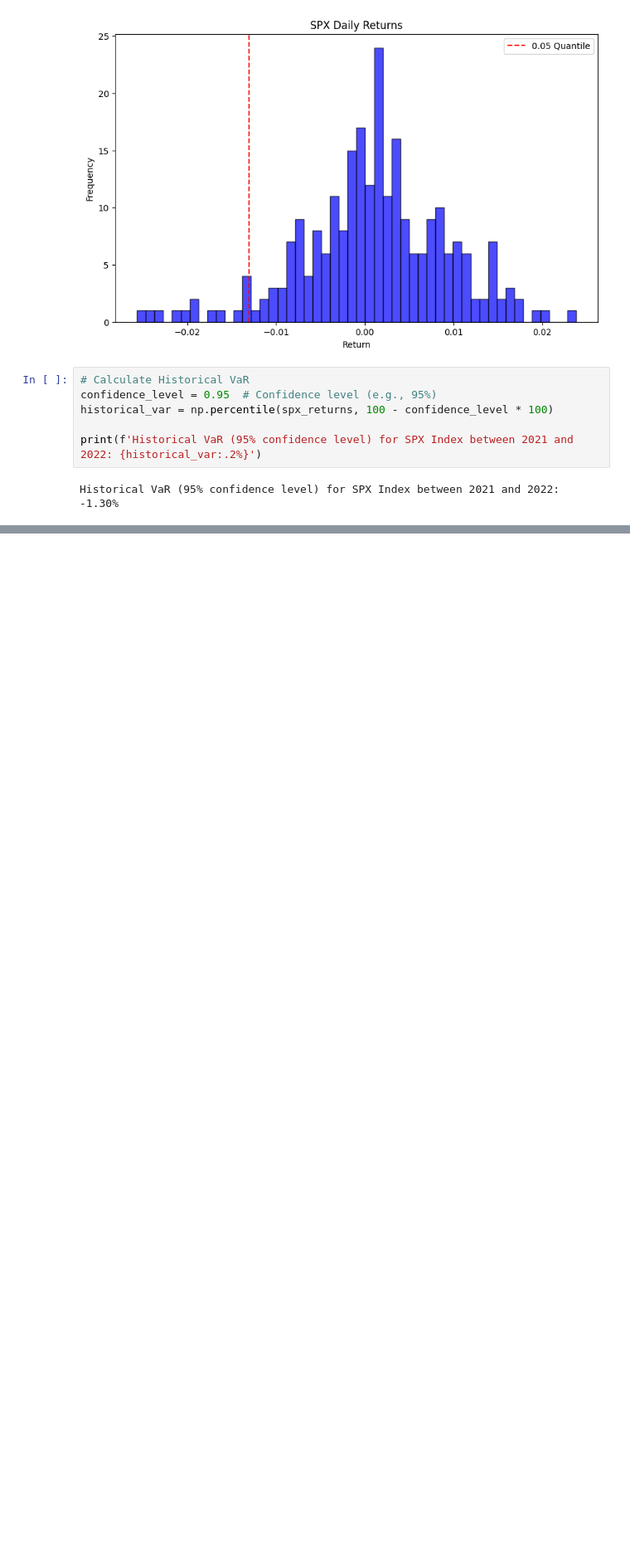
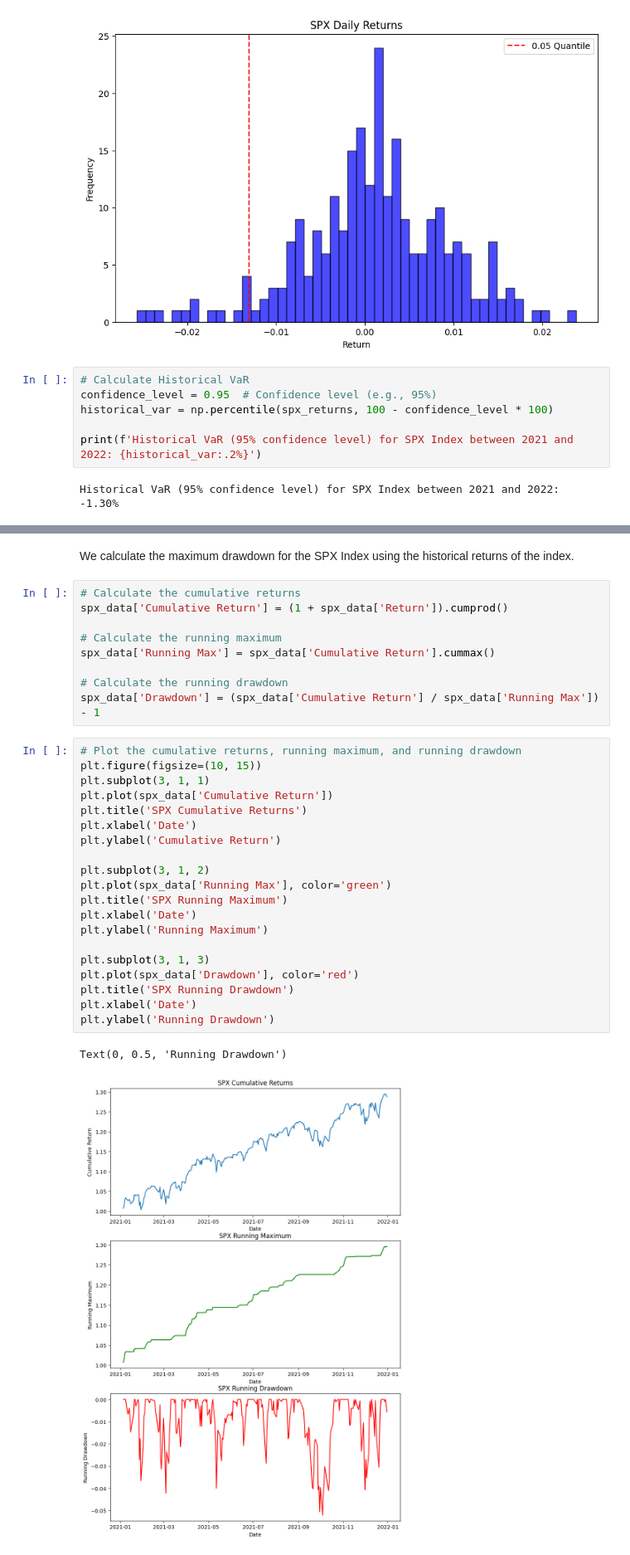
Before and after one commit to sarahnourgh/risk-alm-insurance-analysis, a Jupyter notebook: main.ipynb, the cells around one changed output, grey strips where cells are left out. Shown: that part at 83% size. Drawn from its saved outputs; the diff is of its cells as text; blank space fills up the shorter version.

Commit message:
Maximum drawdown SPX Index

```diff
--- a/main.ipynb
+++ b/main.ipynb
@@ -210,0 +213,34 @@ Historical VaR (95% confidence level) for SPX Index between 2021 and 2022: -1.30
+# %% [markdown]
+We calculate the maximum drawdown for the SPX Index using the historical returns of the index.
+# %%
+# Calculate the cumulative returns
+spx_data['Cumulative Return'] = (1 + spx_data['Return']).cumprod()
+
+# Calculate the running maximum
+spx_data['Running Max'] = spx_data['Cumulative Return'].cummax()
+
+# Calculate the running drawdown
+spx_data['Drawdown'] = (spx_data['Cumulative Return'] / spx_data['Running Max']) - 1
+# %%
+# Plot the cumulative returns, running maximum, and running drawdown
+plt.figure(figsize=(10, 15))
+plt.subplot(3, 1, 1)
+plt.plot(spx_data['Cumulative Return'])
+plt.title('SPX Cumulative Returns')
+plt.xlabel('Date')
+plt.ylabel('Cumulative Return')
+
+plt.subplot(3, 1, 2)
+plt.plot(spx_data['Running Max'], color='green')
+plt.title('SPX Running Maximum')
+plt.xlabel('Date')
+plt.ylabel('Running Maximum')
+
+plt.subplot(3, 1, 3)
+plt.plot(spx_data['Drawdown'], color='red')
+plt.title('SPX Running Drawdown')
+plt.xlabel('Date')
+plt.ylabel('Running Drawdown')
+# %% [output]
+Text(0, 0.5, 'Running Drawdown')
+[figure, added]
```
Also changed, not shown: parts of 2 cells of this notebook.
